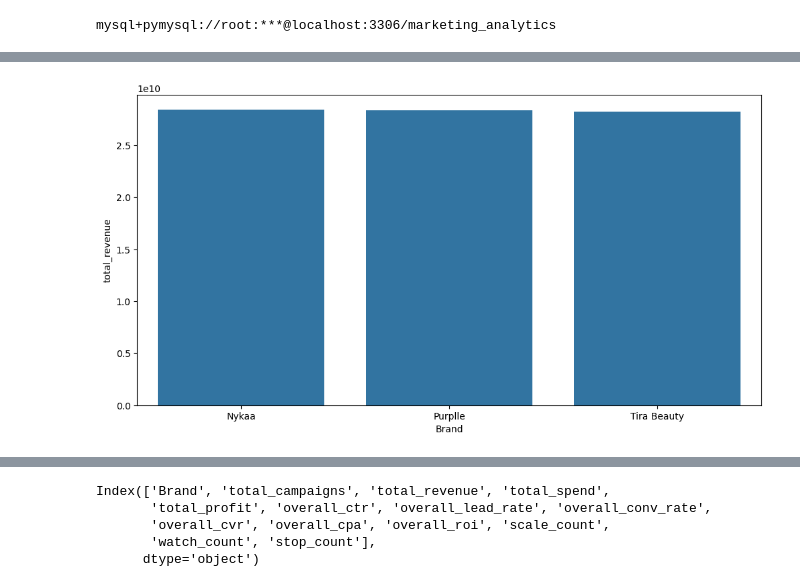
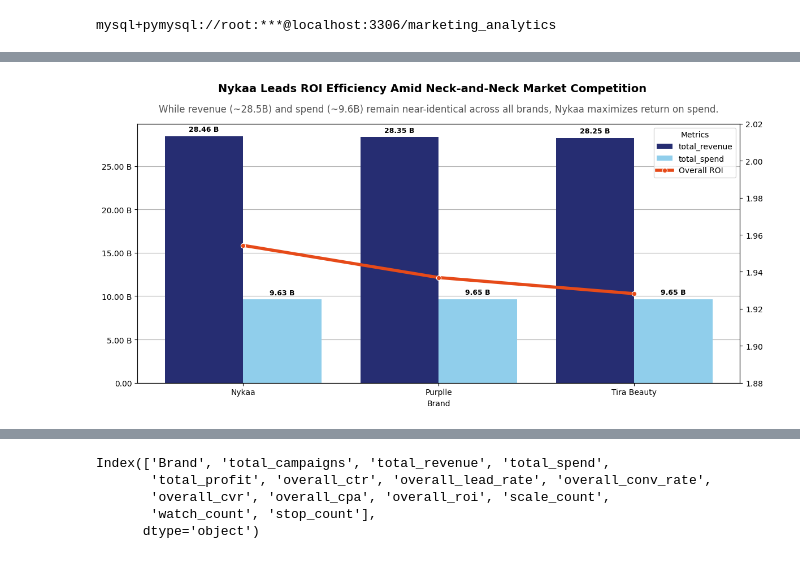
Before and after one commit to ntq05/Indian_BeautyShop_Marketing_Analytics, a Jupyter notebook: Indian_Beauty_Shop_Marketing_Analytics/notebooks/02_Quan_Brand_Analyzing.ipynb, the cells around one changed output, grey strips where cells are left out. Cells and saved outputs as stored; diff of their text form; code cells hidden in the pictures.

Commit message:
Brand analyzing

```diff
--- a/Indian_Beauty_Shop_Marketing_Analytics/notebooks/02_Quan_Brand_Analyzing.ipynb
+++ b/Indian_Beauty_Shop_Marketing_Analytics/notebooks/02_Quan_Brand_Analyzing.ipynb
@@ -34,12 +35,89 @@ mysql+pymysql://root:***@localhost:3306/marketing_analytics
+# %%
+df_melted = agg_brand_kpis.melt(
+    id_vars=["Brand"],
+    value_vars=["total_revenue", "total_spend"],
+    var_name="Metric",
+    value_name="Amount",
+)
 # %%
-fig, ax = plt.subplots(figsize=(12, 6))
+fig, ax1 = plt.subplots(figsize=(12, 6))
 
-sns.barplot(
-    data=agg_brand_kpis,
-    x = "Brand",
-    y = "total_revenue",
+# Grid nằm phía dưới cột
+ax1.set_axisbelow(True)
+ax1.grid(True, linestyle="-", alpha=1)
+
+bars = sns.barplot(
+    data=df_melted,
+    x="Brand",
+    y="Amount",
+    hue="Metric",
+    ax=ax1,
+    palette=["#1A237E", "#81D4FA"],
 )
 
+for container in ax1.containers:
+  labels = [format_compact(v.get_height()) for v in container]
+  ax1.bar_label(
+      container, labels=labels, padding=4, fontsize=9, fontweight="bold"
+  )
+
+ax1.set_ylabel("")
+
+# -------------------------------------------------------------
+# DÙNG HÀM CỦA BẠN QUA LAMBDA (Tắt 1e10 + Format B, M, K)
+# -------------------------------------------------------------
+ax1.ticklabel_format(style="plain", useOffset=False, axis="y")
+ax1.yaxis.set_major_formatter(
+    ticker.FuncFormatter(lambda x, pos: format_compact(x))
+)
+
+# Trục Y2
+ax2 = ax1.twinx()
+sns.lineplot(
+    data=agg_brand_kpis,
+    x="Brand",
+    y="overall_roi",
+    ax=ax2,
+    color="#E64A19",
+    marker="o",
+    linewidth=4,
+    label="Overall ROI",
+)
+ax2.set_ylabel("")
+ax2.set_ylim(bottom=1.88, top=2.02)
+ax2.grid(False)
+
+handles1, labels1 = ax1.get_legend_handles_labels()
+handles2, labels2 = ax2.get_legend_handles_labels()
+if ax2.legend_:
+  ax2.legend_.remove()
+
+ax1.legend(
+    handles1 + handles2,
+    labels1 + labels2,
+    title="Metrics",
+    loc="upper right",  # Vị trí: 'upper right', 'upper left', v.v.
+    # bbox_to_anchor=(1.15, 1), # Bỏ comment dòng này nếu muốn đẩy Legend ra hẳn bên ngoài lề phải
+    frameon=True,  # Hiện khung viền quanh legend
+)
+
+plt.suptitle(
+    "Nykaa Leads ROI Efficiency Amid Neck-and-Neck Market Competition",
+    fontsize=14,
+    fontweight="bold",
+)
+
+# Chèn tiêu đề phụ (Subtitle)
+plt.title(
+    "While revenue (~28.5B) and spend (~9.6B) remain near-identical across all"
+    " brands, Nykaa maximizes return on spend.",
+    fontsize=12,
+    color="#555555",
+    loc="center",
+    pad=15,
+)
+
+plt.tight_layout()
 plt.show()
 # %% [output]
-[figure, old version]
+[figure, new version]
```
Also changed, not shown: parts of 15 cells of this notebook, 6 other files.
